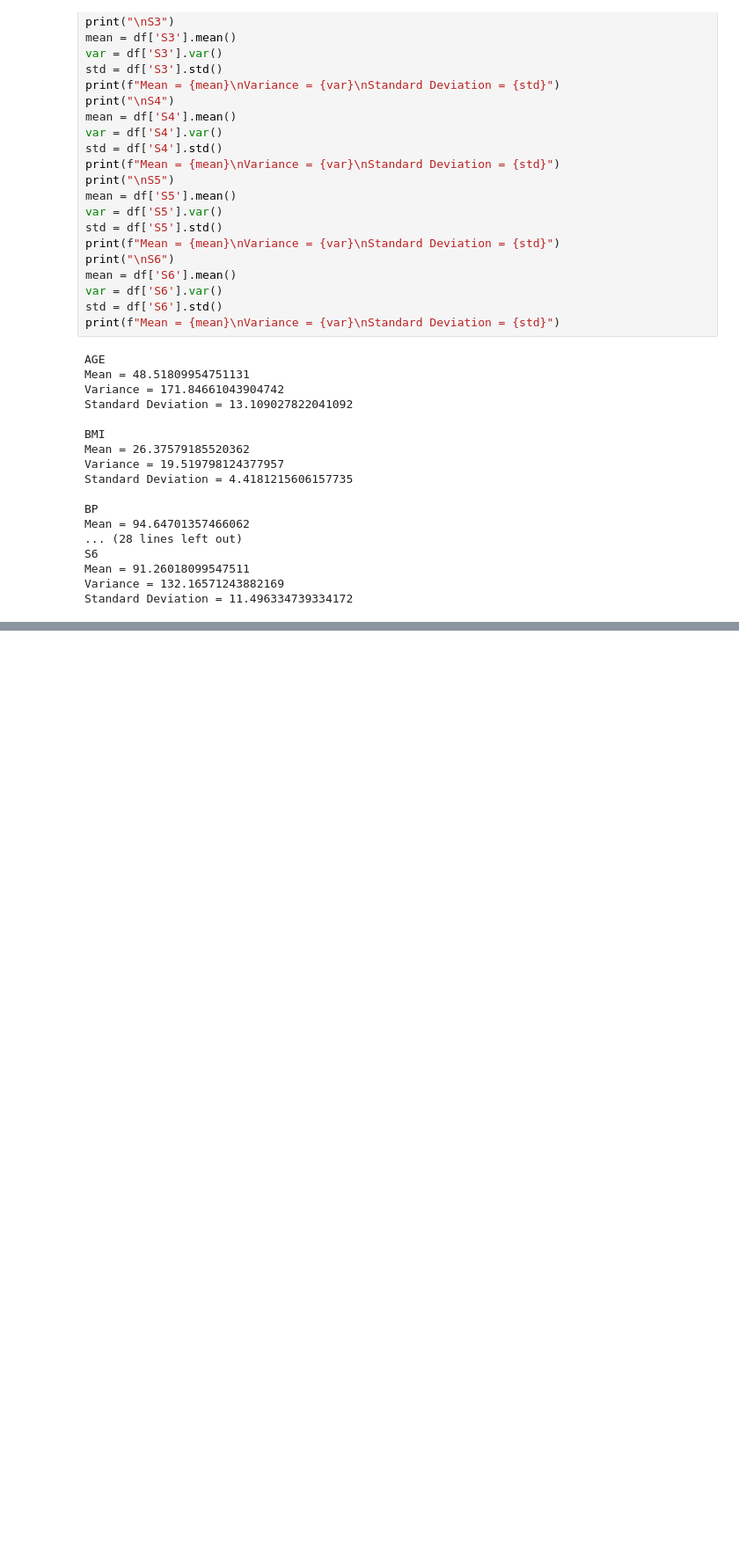
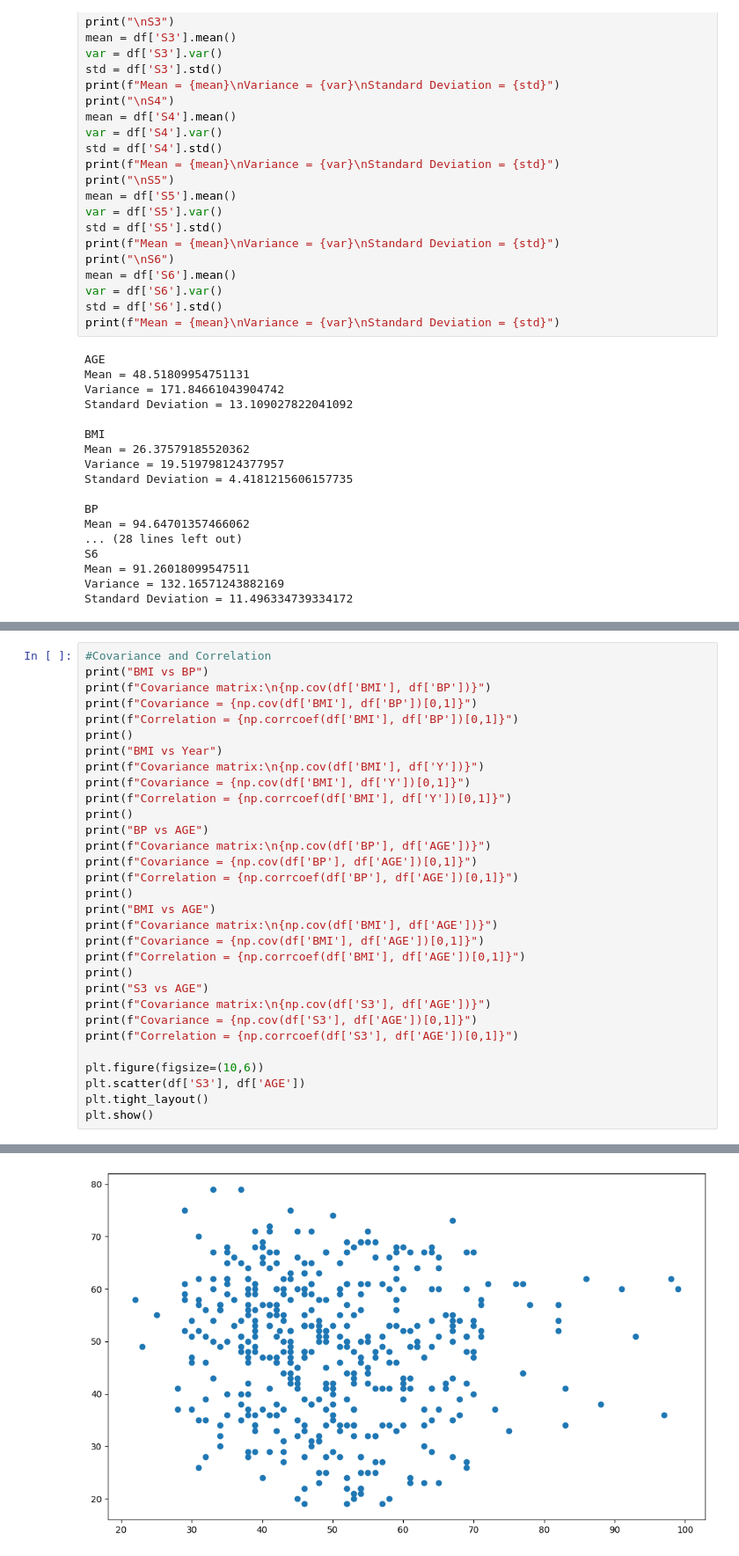
Before and after one commit to Uric01/-first_repository, a Jupyter notebook: diabetes-proj.ipynb, the cells around one changed output, grey strips where cells are left out. Shown at 88% size. Saved outputs shown, nothing was run; the diff lists cells and outputs as text; blank space fills up the shorter version.

```diff
--- a/diabetes-proj.ipynb
+++ b/diabetes-proj.ipynb
@@ -106,0 +141,32 @@ Standard Deviation = 11.496334739334172
+# %%
+#Covariance and Correlation
+print("BMI vs BP")
+print(f"Covariance matrix:\n{np.cov(df['BMI'], df['BP'])}")
+print(f"Covariance = {np.cov(df['BMI'], df['BP'])[0,1]}")
+print(f"Correlation = {np.corrcoef(df['BMI'], df['BP'])[0,1]}")
+print()
+print("BMI vs Year")
+print(f"Covariance matrix:\n{np.cov(df['BMI'], df['Y'])}")
+print(f"Covariance = {np.cov(df['BMI'], df['Y'])[0,1]}")
+print(f"Correlation = {np.corrcoef(df['BMI'], df['Y'])[0,1]}")
+print()
+print("BP vs AGE")
+print(f"Covariance matrix:\n{np.cov(df['BP'], df['AGE'])}")
+print(f"Covariance = {np.cov(df['BP'], df['AGE'])[0,1]}")
+print(f"Correlation = {np.corrcoef(df['BP'], df['AGE'])[0,1]}")
+print()
+print("BMI vs AGE")
+print(f"Covariance matrix:\n{np.cov(df['BMI'], df['AGE'])}")
+print(f"Covariance = {np.cov(df['BMI'], df['AGE'])[0,1]}")
+print(f"Correlation = {np.corrcoef(df['BMI'], df['AGE'])[0,1]}")
+print()
+print("S3 vs AGE")
+print(f"Covariance matrix:\n{np.cov(df['S3'], df['AGE'])}")
+print(f"Covariance = {np.cov(df['S3'], df['AGE'])[0,1]}")
+print(f"Correlation = {np.corrcoef(df['S3'], df['AGE'])[0,1]}")
+
+plt.figure(figsize=(10,6))
+plt.scatter(df['S3'], df['AGE'])
+plt.tight_layout()
+plt.show()
+# %% [output]
@@ -106,0 +190 @@ Standard Deviation = 11.496334739334172
+[figure, added]
```
Also changed, not shown: parts of 4 cells of this notebook.
